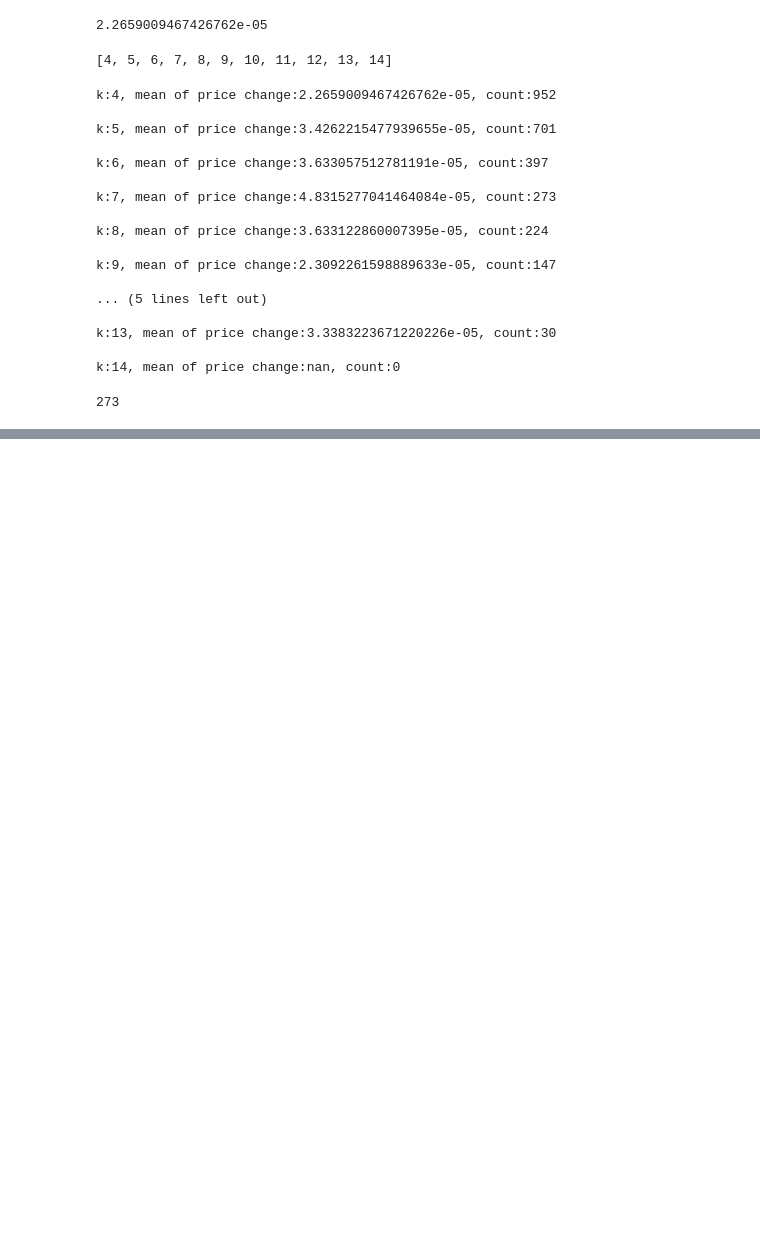
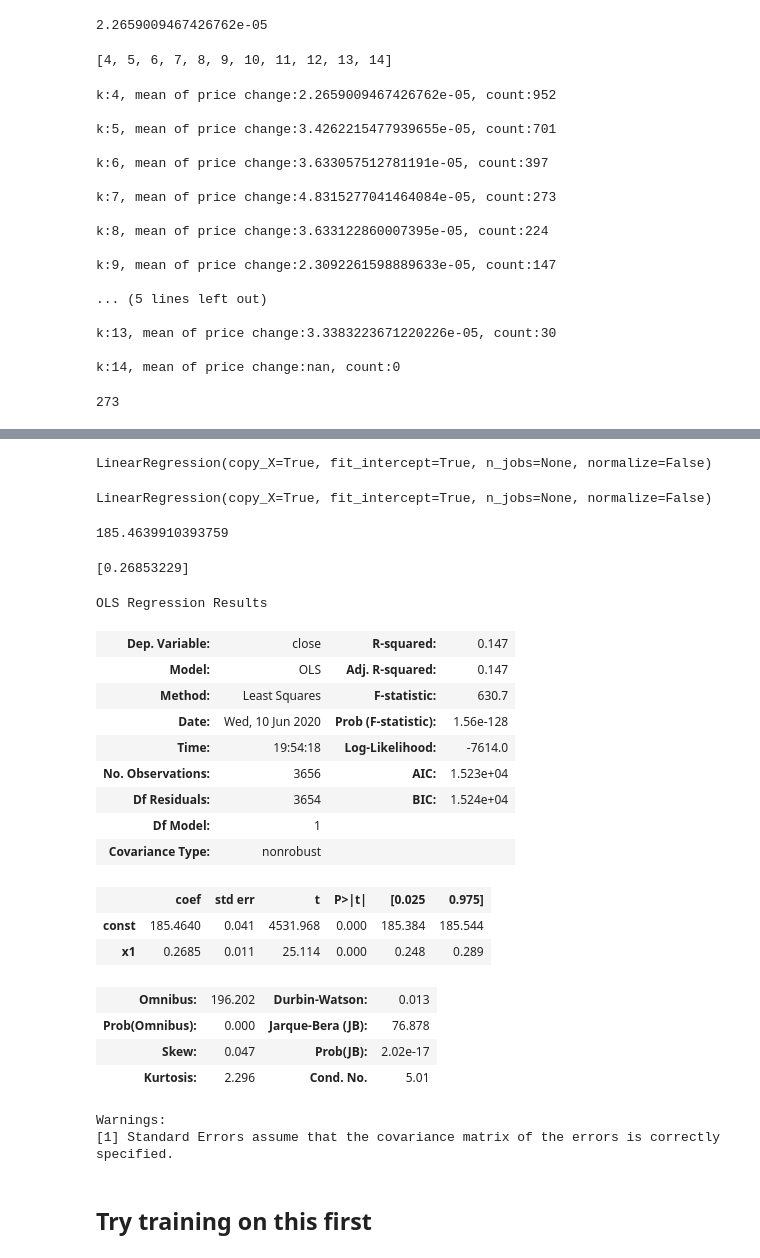
Before and after one commit to jcanque777/stock_market_data_prediction, a Jupyter notebook: msft_data.ipynb, the cells around one changed output, grey strips where cells are left out. Drawn from its saved outputs; the diff is of its cells as text; code cells hidden in the pictures; blank space fills up the shorter version.

Commit message:
ran simple linear regression and multilinear with 2 variables

```diff
--- a/msft_data.ipynb
+++ b/msft_data.ipynb
@@ -580,0 +651,44 @@ df[df['trending_score'] >= 7]['price_change'].count()
+# %%
+X = df.trending_score.values.reshape(-1,1)
+y = df.close
+# %% [output]
+LinearRegression(copy_X=True, fit_intercept=True, n_jobs=None, normalize=False)
+# %%
+X = sm.add_constant(X)
+# %%
+# Fit X and y using a simple regression
+regr.fit(X,y)
+# %% [output]
+LinearRegression(copy_X=True, fit_intercept=True, n_jobs=None, normalize=False)
+# %%
+print(regr.intercept_)
+# %% [output]
+185.4639910393759
+# %%
+print(regr.coef_)
+# %% [output]
+[0.26853229]
+# %%
+model = sm.OLS(y, X).fit()
+# %%
+model.summary()
+# %% [output]
+OLS Regression Results
+| Dep. Variable: | close | R-squared: | 0.147 |
+| Model: | OLS | Adj. R-squared: | 0.147 |
+| Method: | Least Squares | F-statistic: | 630.7 |
+| Date: | Wed, 10 Jun 2020 | Prob (F-statistic): | 1.56e-128 |
+| Time: | 19:54:18 | Log-Likelihood: | -7614.0 |
+| No. Observations: | 3656 | AIC: | 1.523e+04 |
+| Df Residuals: | 3654 | BIC: | 1.524e+04 |
+| Df Model: | 1 |  |  |
+| Covariance Type: | nonrobust |  |  |
+|  | coef | std err | t | P>|t| | [0.025 | 0.975] |
+| const | 185.4640 | 0.041 | 4531.968 | 0.000 | 185.384 | 185.544 |
+| x1 | 0.2685 | 0.011 | 25.114 | 0.000 | 0.248 | 0.289 |
+| Omnibus: | 196.202 | Durbin-Watson: | 0.013 |
+| Prob(Omnibus): | 0.000 | Jarque-Bera (JB): | 76.878 |
+| Skew: | 0.047 | Prob(JB): | 2.02e-17 |
+| Kurtosis: | 2.296 | Cond. No. | 5.01 |
+Warnings:
+[1] Standard Errors assume that the covariance matrix of the errors is correctly specified.
@@ -580,0 +701,2 @@ df[df['trending_score'] >= 7]['price_change'].count()
+# %% [markdown]
+## Try training on this first
```
Also changed, not shown: parts of 53 cells of this notebook.
